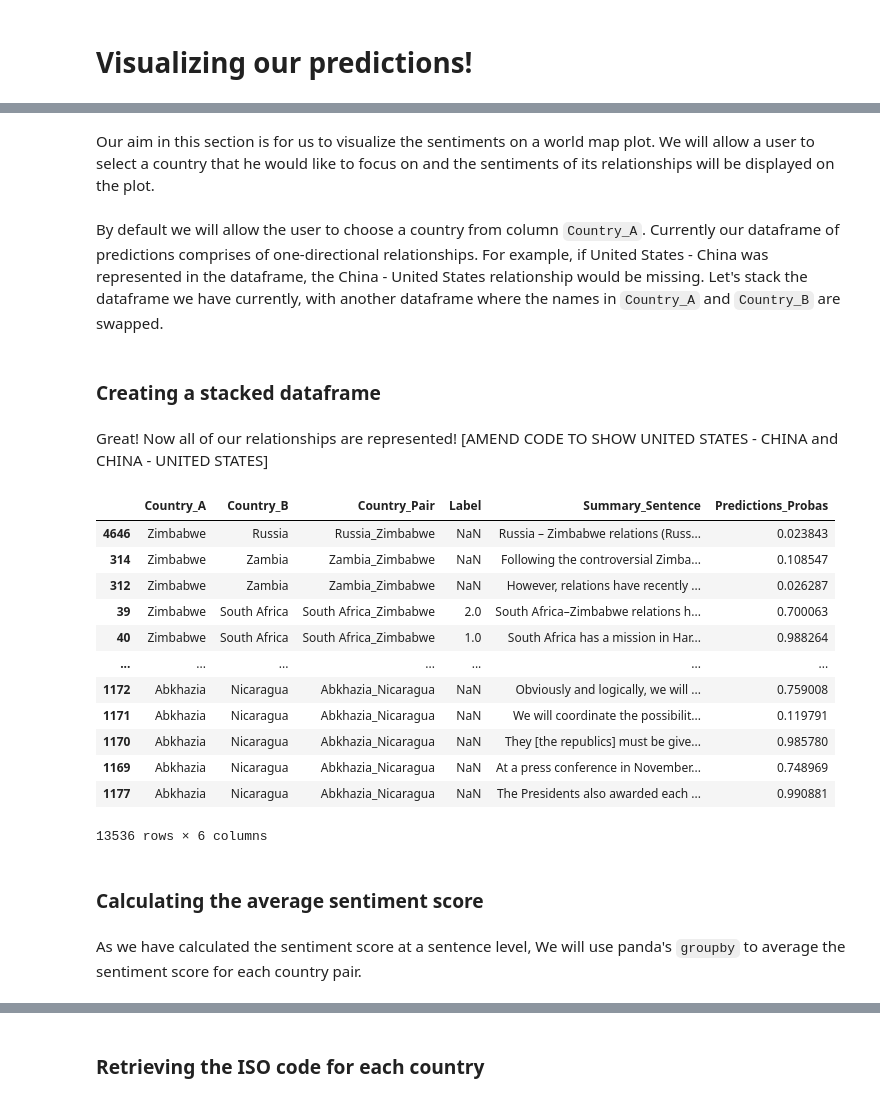
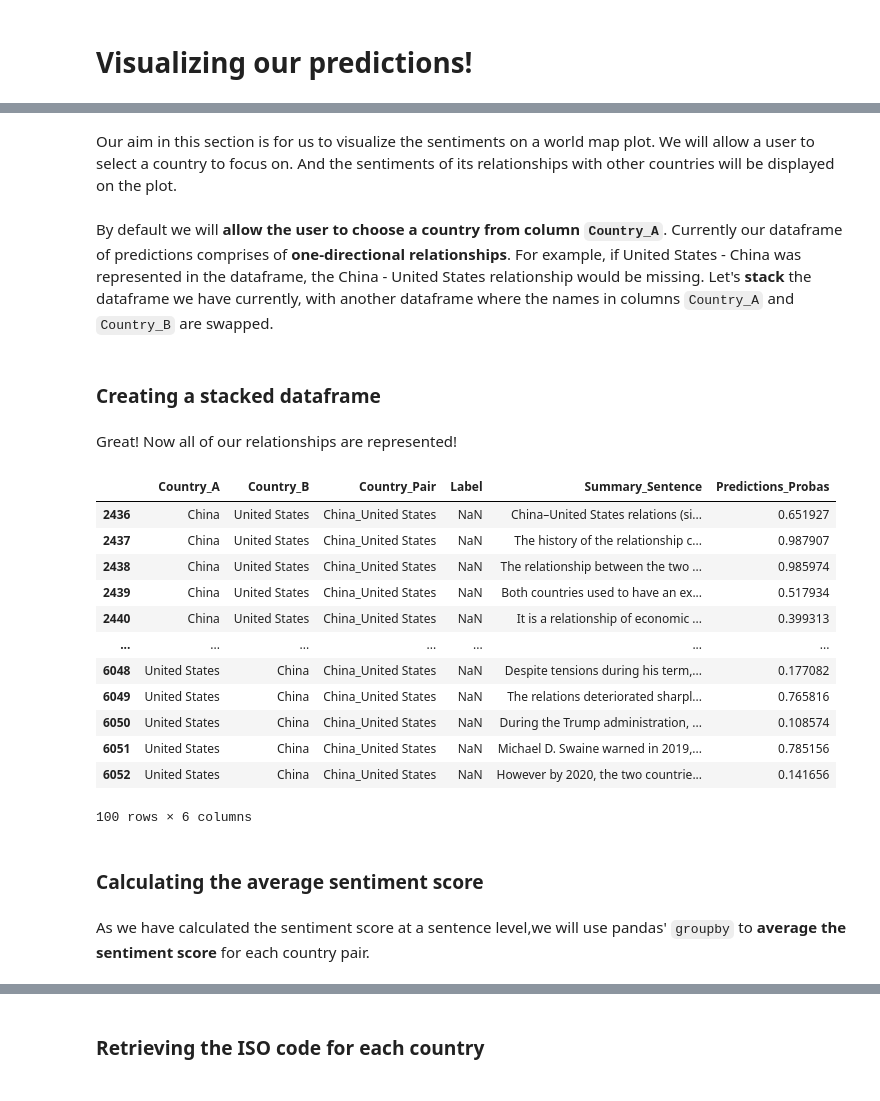
Before and after one commit to kenneth-wang/fastpages, a Jupyter notebook: _notebooks/2020_02_27_Geopolitical_Mapper.ipynb, the cells around one changed output, grey strips where cells are left out. Cells and saved outputs as stored; diff of their text form; code cells hidden in the pictures.

```diff
--- a/_notebooks/2020_02_27_Geopolitical_Mapper.ipynb
+++ b/_notebooks/2020_02_27_Geopolitical_Mapper.ipynb
@@ -1079,7 +1091,7 @@ def _get_proba(logit):
 
     args:
     ------
-        logit: (float) logit output of finetuned Albert model
+        logit: (float) logit output of finetuned ALBERT model
     Return:
     ------
         softmax values representing the sentiment probabilities
@@ -1095,9 +1107,9 @@ def get_predictions_probas(summaries, config, weights_path):
     args:
     ------
         summaries: (list) wiki summary sentences that require sentiment predictions
-        config: (dict) chosen configuration for the Albert model
+        config: (dict) chosen configuration for the ALBERT model
         weights_path: (str) path leading to the weights of the finetuned
-                      Albert model
+                      ALBERT model
     Return:
     ------
         sentiment_preds: (list) sentiment predictions for the wiki summary sentences
@@ -1105,7 +1117,6 @@ def get_predictions_probas(summaries, config, weights_path):
     """
 
     albert_summaries = Albert(**config)
-    albert_summaries.
     albert_summaries.restore(weights_path)
 
     sentiment_probas = []
@@ -1215,38 +1216,40 @@ Our model can definitely do better! It will be great if we could have more train
 # %% [markdown]
 ![](my_icons/geopolitical_mapper/visualization.JPG)
 # %% [markdown]
-Our aim in this section is for us to visualize the sentiments on a world map plot. We will allow a user to select a country that he would like to focus on and the sentiments of its relationships will be displayed on the plot.
+Our aim in this section is for us to visualize the sentiments on a world map plot. We will allow a user to select a country to focus on. And the sentiments of its relationships with other countries will be displayed on the plot.
 # %% [markdown]
-By default we will allow the user to choose a country from column `Country_A`. Currently our dataframe of predictions comprises of one-directional relationships. For example, if United States - China was represented in the dataframe, the China - United States relationship would be missing. Let's stack the dataframe we have currently, with another dataframe where the names in `Country_A` and `Country_B` are swapped.
+By default we will **allow the user to choose a country from column `Country_A`**. Currently our dataframe of predictions comprises of **one-directional relationships**. For example, if United States - China was represented in the dataframe, the China - United States relationship would be missing. Let's **stack** the dataframe we have currently, with another dataframe where the names in columns `Country_A` and `Country_B` are swapped.
 # %% [markdown]
 ### Creating a stacked dataframe
 # %% [markdown]
-Great! Now all of our relationships are represented! [AMEND CODE TO SHOW UNITED STATES - CHINA and CHINA - UNITED STATES]
+Great! Now all of our relationships are represented!
 # %%
 sent_all_swap_df = sent_all_df.copy()
 sent_all_swap_df['Country_A'] = sent_all_df['Country_B']
 sent_all_swap_df['Country_B'] = sent_all_df['Country_A']
 
 sent_all_stack_df = pd.concat([sent_all_df, sent_all_swap_df], axis=0)
 sent_all_stack_df.sort_values(by='Country_A', ascending=False)
+
+sent_all_stack_df[sent_all_stack_df['Country_Pair'].str.contains('China_United States')]
 # %% [output]
 |  | Country_A | Country_B | Country_Pair | Label | Summary_Sentence | Predictions_Probas |
-| 4646 | Zimbabwe | Russia | Russia_Zimbabwe | NaN | Russia – Zimbabwe relations (Russ... | 0.023843 |
-| 314 | Zimbabwe | Zambia | Zambia_Zimbabwe | NaN | Following the controversial Zimba... | 0.108547 |
-| 312 | Zimbabwe | Zambia | Zambia_Zimbabwe | NaN | However, relations have recently ... | 0.026287 |
-| 39 | Zimbabwe | South Africa | South Africa_Zimbabwe | 2.0 | South Africa–Zimbabwe relations h... | 0.700063 |
-| 40 | Zimbabwe | South Africa | South Africa_Zimbabwe | 1.0 | South Africa has a mission in Har... | 0.988264 |
+| 2436 | China | United States | China_United States | NaN | China–United States relations (si... | 0.651927 |
+| 2437 | China | United States | China_United States | NaN | The history of the relationship c... | 0.987907 |
+| 2438 | China | United States | China_United States | NaN | The relationship between the two ... | 0.985974 |
+| 2439 | China | United States | China_United States | NaN | Both countries used to have an ex... | 0.517934 |
+| 2440 | China | United States | China_United States | NaN | It is a relationship of economic ... | 0.399313 |
 | ... | ... | ... | ... | ... | ... | ... |
-| 1172 | Abkhazia | Nicaragua | Abkhazia_Nicaragua | NaN | Obviously and logically, we will ... | 0.759008 |
-| 1171 | Abkhazia | Nicaragua | Abkhazia_Nicaragua | NaN | We will coordinate the possibilit... | 0.119791 |
-| 1170 | Abkhazia | Nicaragua | Abkhazia_Nicaragua | NaN | They [the republics] must be give... | 0.985780 |
-| 1169 | Abkhazia | Nicaragua | Abkhazia_Nicaragua | NaN | At a press conference in November... | 0.748969 |
-| 1177 | Abkhazia | Nicaragua | Abkhazia_Nicaragua | NaN | The Presidents also awarded each ... | 0.990881 |
+| 6048 | United States | China | China_United States | NaN | Despite tensions during his term,... | 0.177082 |
+| 6049 | United States | China | China_United States | NaN | The relations deteriorated sharpl... | 0.765816 |
+| 6050 | United States | China | China_United States | NaN | During the Trump administration, ... | 0.108574 |
+| 6051 | United States | China | China_United States | NaN | Michael D. Swaine warned in 2019,... | 0.785156 |
+| 6052 | United States | China | China_United States | NaN | However by 2020, the two countrie... | 0.141656 |
-13536 rows × 6 columns
+100 rows × 6 columns
 # %% [markdown]
 ### Calculating the average sentiment score
 # %% [markdown]
-As we have calculated the sentiment score at a sentence level, We will use panda's `groupby` to average the sentiment score for each country pair.
+As we have calculated the sentiment score at a sentence level,we will use pandas' `groupby` to **average the sentiment score** for each country pair.
 # %%
 sent_all_stack_df.groupby('Country_Pair').mean()['Predictions_Probas']
 # %% [output]
```
Also changed, not shown: parts of 91 cells of this notebook.
